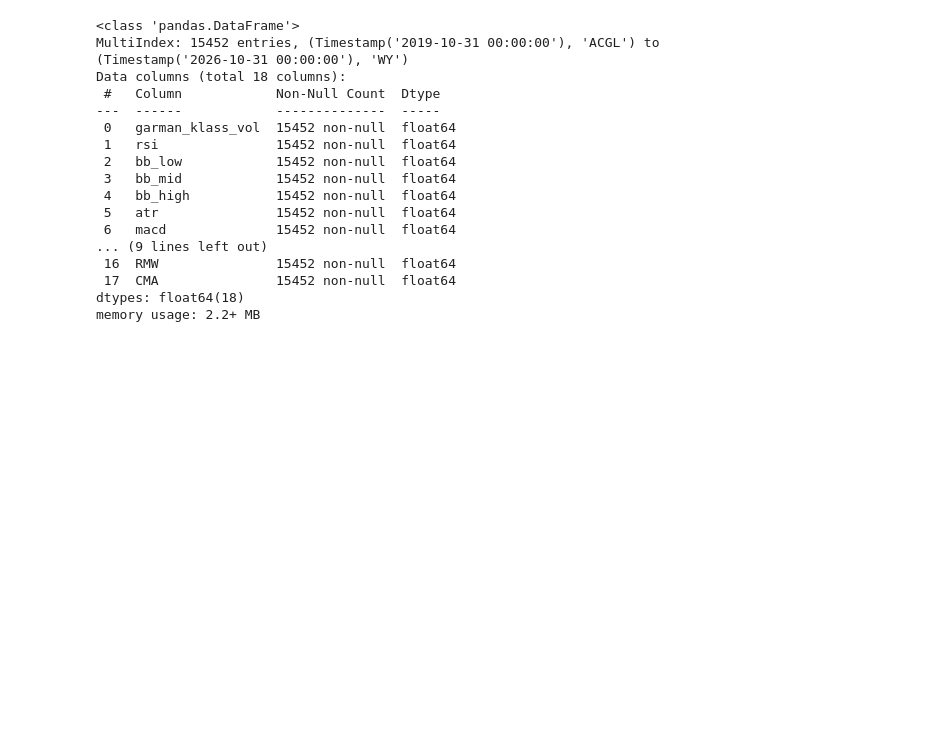
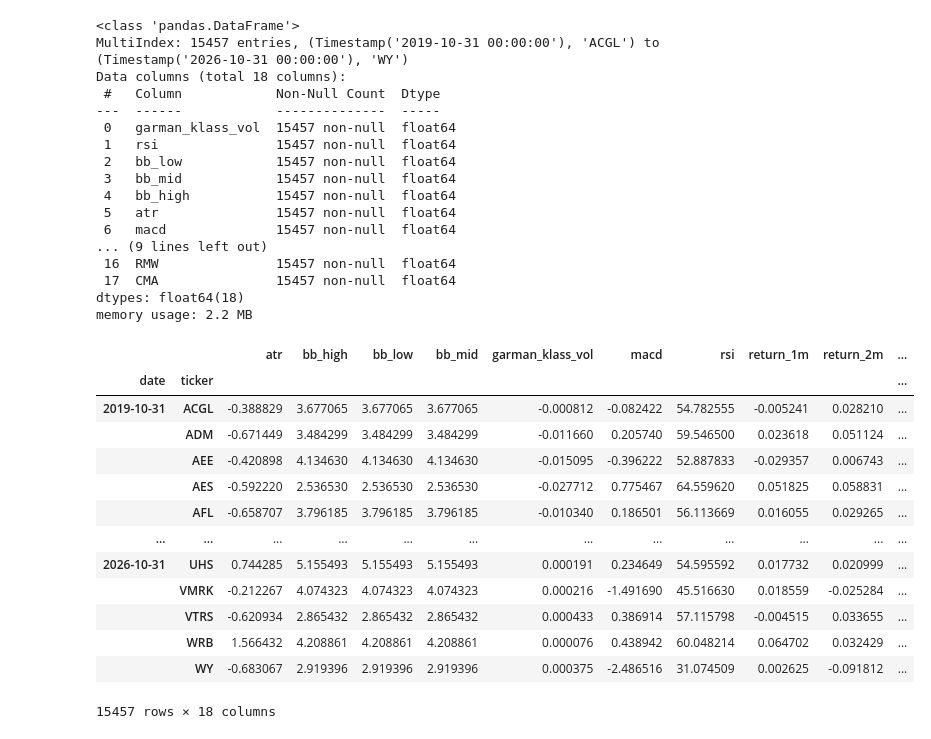
Before and after one commit to swaraj2107/Unsupervised_Learning_Trading_Strategy, a Jupyter notebook: main_program.ipynb, the cells around one changed output. Saved outputs shown, nothing was run; the diff lists cells and outputs as text; code cells hidden in the pictures; blank space fills up the shorter version.

```diff
--- a/main_program.ipynb
+++ b/main_program.ipynb
@@ -265,9 +265,9 @@ betas
 # %%
-# factors = ['Mkt-RF', 'SMB', 'HML', 'RMW', 'CMA']
+factors = ['Mkt-RF', 'SMB', 'HML', 'RMW', 'CMA']
 
-# data = (data.join(betas.groupby('ticker').shift()))
+data = (data.join(betas.groupby('ticker').shift()))
 
-# data.loc[:, factors] = data.groupby('ticker', group_keys=False)[factors].apply(lambda x: x.fillna(x.mean()))
+data.loc[:, factors] = data.groupby('ticker', group_keys=False)[factors].apply(lambda x: x.fillna(x.mean()))
 
 data = data.drop('adj close', axis=1)
 
@@ -276,19 +276,46 @@ data = data.dropna()
 data.info()
 # %% [output]
 <class 'pandas.DataFrame'>
-MultiIndex: 15452 entries, (Timestamp('2019-10-31 00:00:00'), 'ACGL') to (Timestamp('2026-10-31 00:00:00'), 'WY')
+MultiIndex: 15457 entries, (Timestamp('2019-10-31 00:00:00'), 'ACGL') to (Timestamp('2026-10-31 00:00:00'), 'WY')
 Data columns (total 18 columns):
  #   Column            Non-Null Count  Dtype
 ---  ------            --------------  -----
- 0   garman_klass_vol  15452 non-null  float64
- 1   rsi               15452 non-null  float64
- 2   bb_low            15452 non-null  float64
- 3   bb_mid            15452 non-null  float64
- 4   bb_high           15452 non-null  float64
- 5   atr               15452 non-null  float64
- 6   macd              15452 non-null  float64
+ 0   garman_klass_vol  15457 non-null  float64
+ 1   rsi               15457 non-null  float64
+ 2   bb_low            15457 non-null  float64
+ 3   bb_mid            15457 non-null  float64
+ 4   bb_high           15457 non-null  float64
+ 5   atr               15457 non-null  float64
+ 6   macd              15457 non-null  float64
 ... (9 lines left out)
- 16  RMW               15452 non-null  float64
- 17  CMA               15452 non-null  float64
+ 16  RMW               15457 non-null  float64
+ 17  CMA               15457 non-null  float64
 dtypes: float64(18)
-memory usage: 2.2+ MB
+memory usage: 2.2 MB
+# %%
+desired_order = [
+    'atr', 'bb_high', 'bb_low', 'bb_mid',
+    'garman_klass_vol', 'macd', 'rsi',
+    'return_1m', 'return_2m', 'return_3m', 'return_6m', 'return_9m', 'return_12m'
+]
+
+# Reindex, then append anything not listed (e.g. the FF factors) at the end
+remaining = [c for c in data.columns if c not in desired_order]
+data = data[desired_order + remaining]
+
+data
+# %% [output]
+|  |  | atr | bb_high | bb_low | bb_mid | garman_klass_vol | macd | rsi | return_1m | return_2m | ... |
+| date | ticker |  |  |  |  |  |  |  |  |  | ... |
+| 2019-10-31 | ACGL | -0.388829 | 3.677065 | 3.677065 | 3.677065 | -0.000812 | -0.082422 | 54.782555 | -0.005241 | 0.028210 | ... |
+|  | ADM | -0.671449 | 3.484299 | 3.484299 | 3.484299 | -0.011660 | 0.205740 | 59.546500 | 0.023618 | 0.051124 | ... |
+|  | AEE | -0.420898 | 4.134630 | 4.134630 | 4.134630 | -0.015095 | -0.396222 | 52.887833 | -0.029357 | 0.006743 | ... |
+|  | AES | -0.592220 | 2.536530 | 2.536530 | 2.536530 | -0.027712 | 0.775467 | 64.559620 | 0.051825 | 0.058831 | ... |
+|  | AFL | -0.658707 | 3.796185 | 3.796185 | 3.796185 | -0.010340 | 0.186501 | 56.113669 | 0.016055 | 0.029265 | ... |
+| ... | ... | ... | ... | ... | ... | ... | ... | ... | ... | ... | ... |
+| 2026-10-31 | UHS | 0.744285 | 5.155493 | 5.155493 | 5.155493 | 0.000191 | 0.234649 | 54.595592 | 0.017732 | 0.020999 | ... |
+|  | VMRK | -0.212267 | 4.074323 | 4.074323 | 4.074323 | 0.000216 | -1.491690 | 45.516630 | 0.018559 | -0.025284 | ... |
+|  | VTRS | -0.620934 | 2.865432 | 2.865432 | 2.865432 | 0.000433 | 0.386914 | 57.115798 | -0.004515 | 0.033655 | ... |
+|  | WRB | 1.566432 | 4.208861 | 4.208861 | 4.208861 | 0.000076 | 0.438942 | 60.048214 | 0.064702 | 0.032429 | ... |
+|  | WY | -0.683067 | 2.919396 | 2.919396 | 2.919396 | 0.000375 | -2.486516 | 31.074509 | 0.002625 | -0.091812 | ... |
+15457 rows × 18 columns
```
Also changed, not shown: parts of 18 cells of this notebook, 1 other file.
